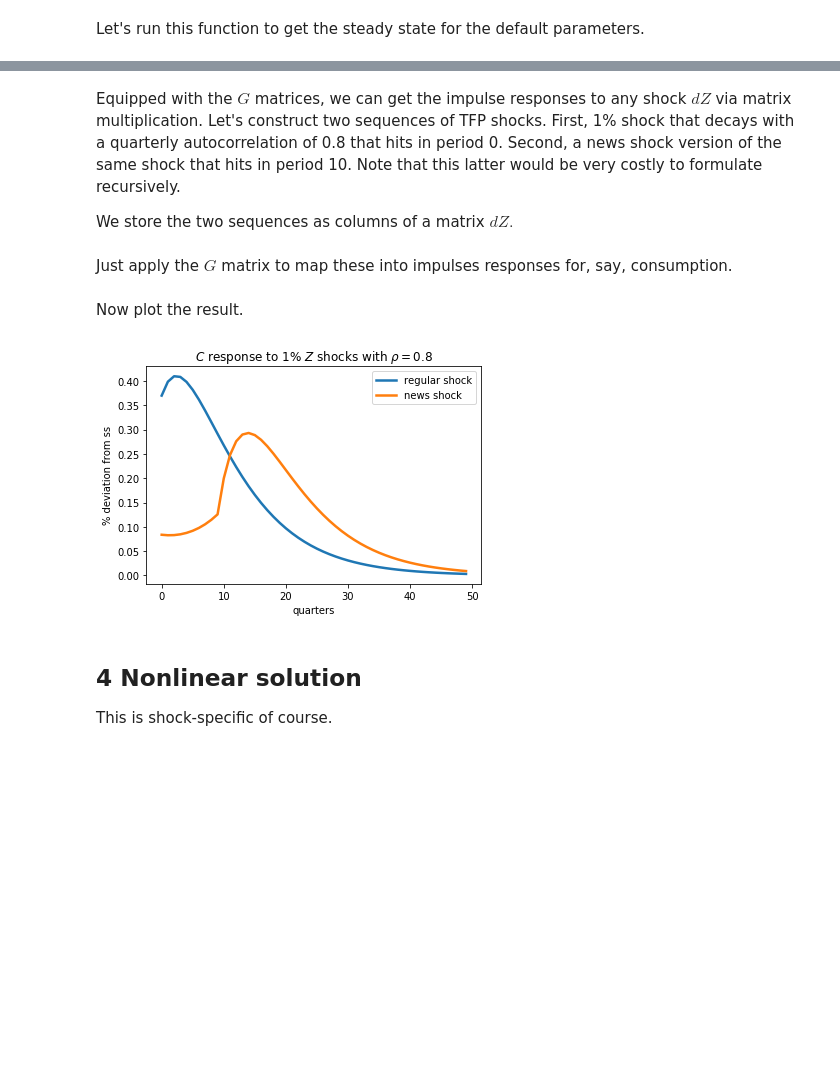
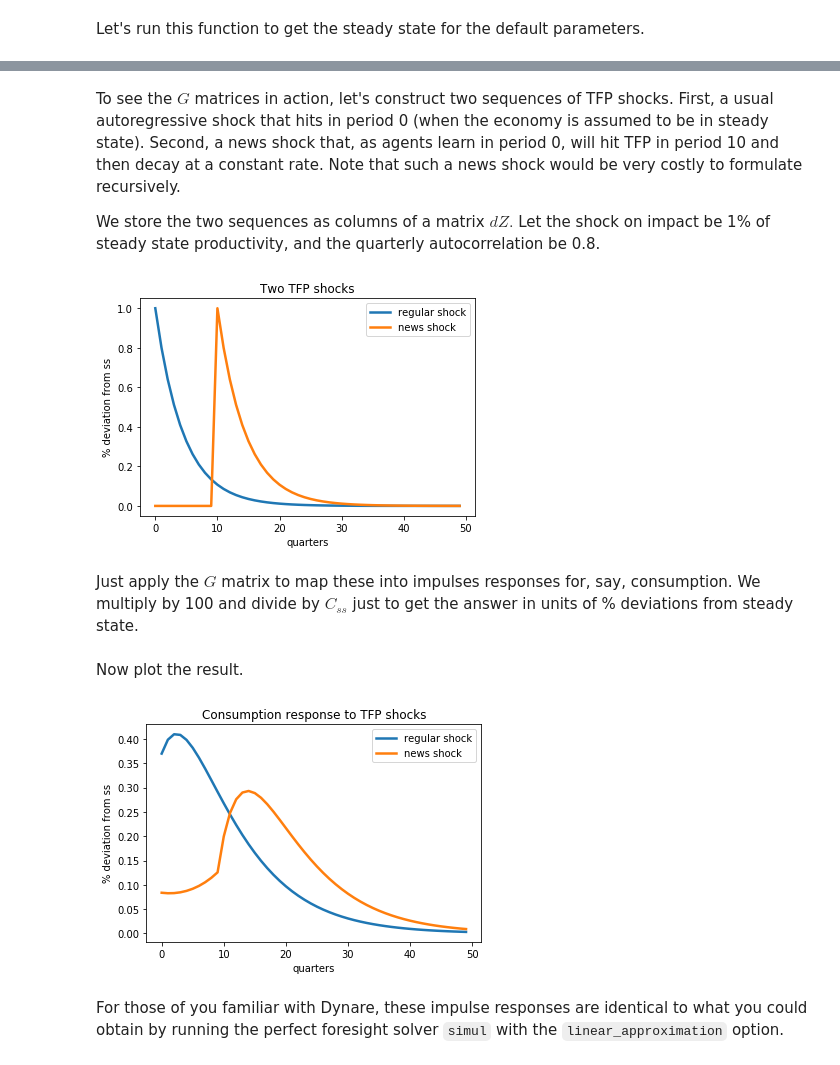
Before and after one commit to shade-econ/sequence-jacobian, a Jupyter notebook: rbc.ipynb, the cells around one changed output, grey strips where cells are left out. Drawn from its saved outputs; the diff is of its cells as text; code cells hidden in the pictures; blank space fills up the shorter version.

```diff
--- a/rbc.ipynb
+++ b/rbc.ipynb
@@ -44,6 +52,19 @@ This simple model has an analytical steady state.
 # %%
 def rbc_ss(r=0.01, eis=1, frisch=1, delta=0.025, alpha=0.11):
-    """Solve steady state of full GE model."""
+    """Solve steady state of simple RBC model.
+
+    Parameters
+    ----------
+    r      : scalar, real interest rate
+    eis    : scalar, elasticity of intertemporal substitution (1/sigma)
+    frisch : scalar, Frisch elasticity (1/nu)
+    delta  : scalar, depreciation rate
+    alpha  : scalar, capital share
+
+    Returns
+    -------
+    ss : dict, steady state values
+    """
     # solve for aggregates analytically
     rk = r + delta
     Z = (rk / alpha) ** alpha  # normalize so that Y=1
@@ -53,7 +74,7 @@ def rbc_ss(r=0.01, eis=1, frisch=1, delta=0.025, alpha=0.11):
     I = delta * K
     C = Y - I
 
-    # preference params from HH optimality, numerical for HA version
+    # preference params
     beta = 1 / (1 + r)
     vphi = w * C ** (-1 / eis)
 
@@ -61,11 +82,8 @@ def rbc_ss(r=0.01, eis=1, frisch=1, delta=0.025, alpha=0.11):
     walras = C - r * K - w
     assert np.abs(walras) < 1E-12
 
-    # report variables
-    ss = {'beta': beta, 'eis': eis, 'frisch':frisch, 'vphi': vphi, 'delta': delta, 'alpha': alpha,
-          'Z': Z, 'K': K, 'I': I, 'Y': Y, 'L': 1, 'C': C, 'w': w, 'r': r, 'walras': walras}
-
-    return ss
+    return {'beta': beta, 'eis': eis, 'frisch':frisch, 'vphi': vphi, 'delta': delta, 'alpha': alpha,
+            'Z': Z, 'K': K, 'I': I, 'Y': Y, 'L': 1, 'C': C, 'w': w, 'r': r, 'walras': walras}
 # %% [markdown]
 Let's run this function to get the steady state for the default parameters.
 # %%
@@ -109,12 +134,22 @@ G = jac.get_G(block_list=[firm, household, mkt_clearing],
 # %% [markdown]
-Equipped with the $G$ matrices, we can get the impulse responses to any shock $dZ$ via matrix multiplication. Let's construct two sequences of TFP shocks. First, 1% shock that decays with a quarterly autocorrelation of 0.8 that hits in period 0. Second, a news shock version of the same shock that hits in period 10. Note that this latter would be very costly to formulate recursively.
+To see the $G$ matrices in action, let's construct two sequences of TFP shocks. First, a usual autoregressive shock that hits in period 0 (when the economy is assumed to be in steady state). Second, a news shock that, as agents learn in period 0, will hit TFP in period 10 and then decay at a constant rate. Note that such a news shock would be very costly to formulate recursively.
 
-We store the two sequences as columns of a matrix $dZ.$
+We store the two sequences as columns of a matrix $dZ.$ Let the shock on impact be 1% of steady state productivity, and the  quarterly autocorrelation be 0.8.
 # %%
-rho, news = 0.8, 10
+T, impact, rho, news = 300, 0.01, 0.8, 10
 dZ = np.empty((T, 2))
-dZ[:, 0] = 0.01 * ss['Z'] * rho**np.arange(T)
+dZ[:, 0] = impact * ss['Z'] * rho**np.arange(T)
 dZ[:, 1] = np.concatenate((np.zeros(news), dZ[:-news, 0]))
+
+plt.plot(100*dZ[:50, 0]/ss['Z'], label='regular shock', linewidth=2.5)
+plt.plot(100*dZ[:50, 1]/ss['Z'], label='news shock', linewidth=2.5)
+plt.title(r'Two TFP shocks')
+plt.ylabel(r'% deviation from ss')
+plt.xlabel(r'quarters')
+plt.legend()
+plt.show()
+# %% [output]
+[figure, added]
 # %% [markdown]
-Just apply the $G$ matrix to map these into impulses responses for, say, consumption.
+Just apply the $G$ matrix to map these into impulses responses for, say, consumption. We multiply by 100 and divide by $C_{ss}$ just to get the answer in units of % deviations from steady state.
 # %%
@@ -122,16 +157,14 @@ dC = G['C']['Z'] @ dZ / ss['C']
 # %% [markdown]
 Now plot the result.
 # %%
-plt.plot(100*dC[:50, 0], label='regular shock', linewidth=2.5)
-plt.plot(100*dC[:50, 1], label='news shock', linewidth=2.5)
+plt.plot(dC[:50, 0], label='regular shock', linewidth=2.5)
+plt.plot(dC[:50, 1], label='news shock', linewidth=2.5)
 plt.legend()
-plt.title(r'$C$ response to 1% $Z$ shocks with $\rho=0.8$')
+plt.title(r'Consumption response to TFP shocks')
 plt.ylabel(r'% deviation from ss')
 plt.xlabel(r'quarters')
 plt.show()
 # %% [output]
-[figure, old version]
+[figure, new version]
-# %% [markdown]
-## 4 Nonlinear solution
-
-This is shock-specific of course.
+# %% [markdown]
+For those of you familiar with Dynare, these impulse responses are identical to what you could obtain by running the perfect foresight solver `simul` with the `linear_approximation` option.
```
Also changed, not shown: parts of 23 cells of this notebook.
